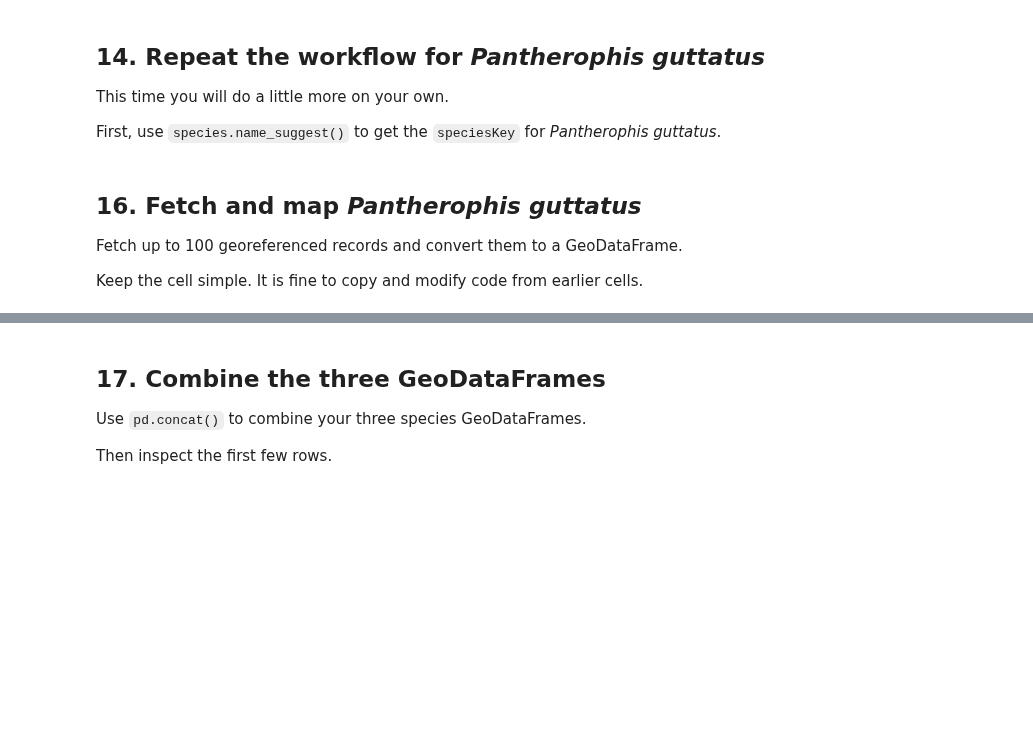
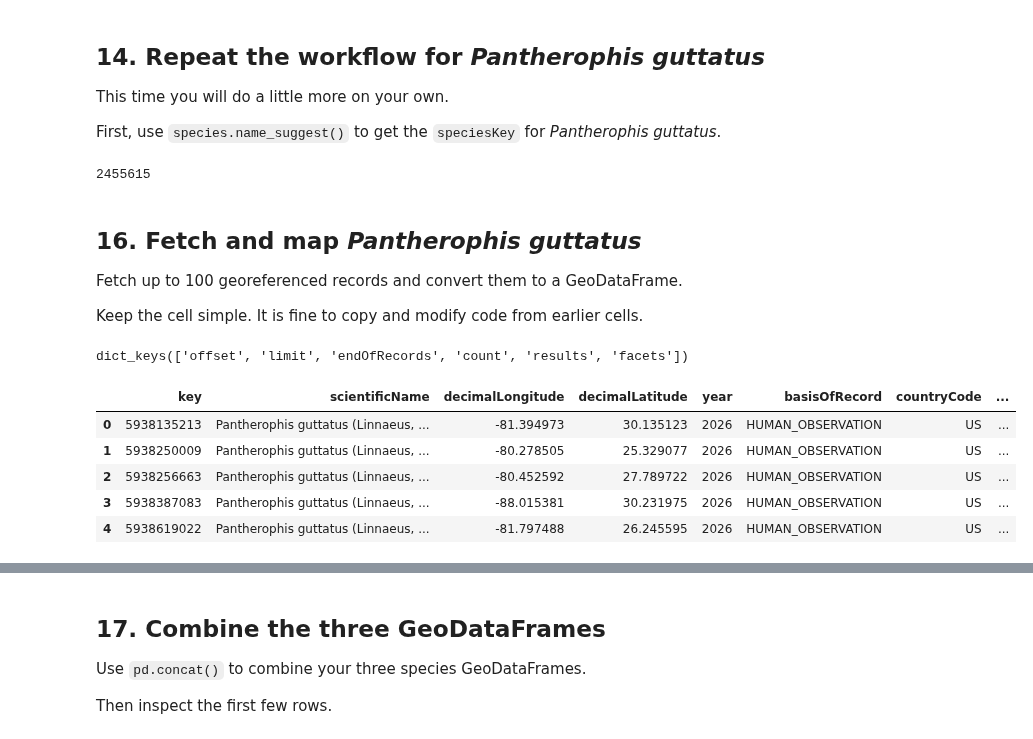
Before and after one commit to Ruddyduck13/BIO597-SpatialBiodiversity, a Jupyter notebook: docs/assignments/Assignment-02-pygbif.ipynb, the cells around one changed output, grey strips where cells are left out. Drawn from its saved outputs; the diff is of its cells as text; code cells hidden in the pictures; blank space fills up the shorter version.

```diff
--- a/docs/assignments/Assignment-02-pygbif.ipynb
+++ b/docs/assignments/Assignment-02-pygbif.ipynb
@@ -170,6 +301,12 @@ This time you will do a little more on your own.
 First, use `species.name_suggest()` to get the `speciesKey` for *Pantherophis guttatus*.
 # %%
 # Write your code here.
+guttatus_suggestions = species.name_suggest(q="Pantherophis guttatus")
+guttatus_match = guttatus_suggestions[0]
+guttatus_key = guttatus_match["speciesKey"]
+guttatus_key
+# %% [output]
+2455615
 # %% [markdown]
 ## 16. Fetch and map *Pantherophis guttatus*
 
@@ -178,3 +315,29 @@ Fetch up to 100 georeferenced records and convert them to a GeoDataFrame.
 Keep the cell simple. It is fine to copy and modify code from earlier cells.
 # %%
 # Write your code here.
+guttatus_records = occ.search(
+    taxonKey=guttatus_key,
+    hasCoordinate=True,
+    hasGeospatialIssue=False,
+    limit=100,
+)
+
+guttatus_records.keys()
+# %% [output]
+dict_keys(['offset', 'limit', 'endOfRecords', 'count', 'results', 'facets'])
+# %%
+guttatus_df = pd.DataFrame(guttatus_records["results"])
+# %%
+guttatus_small = guttatus_df[
+    ["key", "scientificName", "decimalLongitude", "decimalLatitude", "year", "basisOfRecord", "countryCode"]
+]
+# %%
+guttatus_small["species"] = "Pantherophis guttatus"
+guttatus_small.head()
+# %% [output]
+|  | key | scientificName | decimalLongitude | decimalLatitude | year | basisOfRecord | countryCode | ... |
+| 0 | 5938135213 | Pantherophis guttatus (Linnaeus, ... | -81.394973 | 30.135123 | 2026 | HUMAN_OBSERVATION | US | ... |
+| 1 | 5938250009 | Pantherophis guttatus (Linnaeus, ... | -80.278505 | 25.329077 | 2026 | HUMAN_OBSERVATION | US | ... |
+| 2 | 5938256663 | Pantherophis guttatus (Linnaeus, ... | -80.452592 | 27.789722 | 2026 | HUMAN_OBSERVATION | US | ... |
+| 3 | 5938387083 | Pantherophis guttatus (Linnaeus, ... | -88.015381 | 30.231975 | 2026 | HUMAN_OBSERVATION | US | ... |
+| 4 | 5938619022 | Pantherophis guttatus (Linnaeus, ... | -81.797488 | 26.245595 | 2026 | HUMAN_OBSERVATION | US | ... |
```
Also changed, not shown: parts of 36 cells of this notebook.
